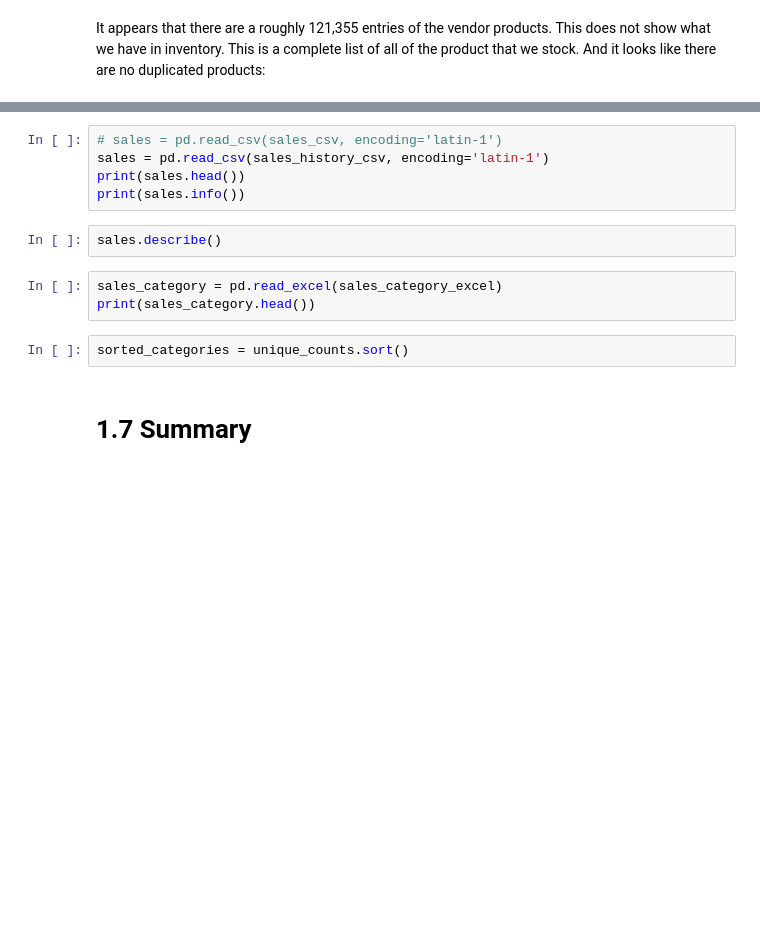
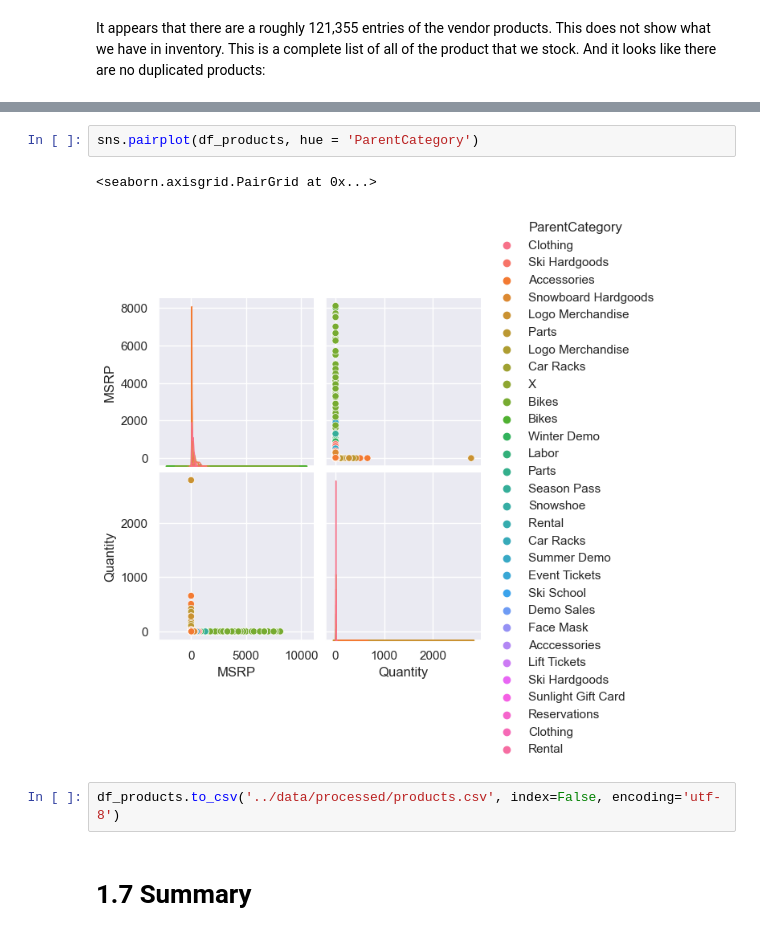
Before and after one commit to MappingKat/SunlightMtnRetail, a Jupyter notebook: notebooks/01-data-cleaning.ipynb, the cells around one changed output, grey strips where cells are left out. Drawn from its saved outputs; the diff is of its cells as text; blank space fills up the shorter version.

```diff
--- a/notebooks/01-data-cleaning.ipynb
+++ b/notebooks/01-data-cleaning.ipynb
@@ -194,15 +295,10 @@ ORDER BY YEAR(Sales.FinishDate), MONTH(Sales.FinishDate), DAY(Sales.FinishDate);
+# %%
+sns.pairplot(df_products, hue = 'ParentCategory')
+# %% [output]
+<seaborn.axisgrid.PairGrid at 0x...>
+[figure, added]
 # %%
-# sales = pd.read_csv(sales_csv, encoding='latin-1')
-sales = pd.read_csv(sales_history_csv, encoding='latin-1')
-print(sales.head())
-print(sales.info())
+df_products.to_csv('../data/processed/products.csv', index=False, encoding='utf-8')
-# %%
-sales.describe()
-# %%
-sales_category = pd.read_excel(sales_category_excel)
-print(sales_category.head())
-# %%
-sorted_categories = unique_counts.sort()
 # %% [markdown]
 # 1.7 Summary<a id='1.7_Summary'></a>
 # %% [markdown]
```
Also changed, not shown: parts of 24 cells of this notebook, 1 other file.
